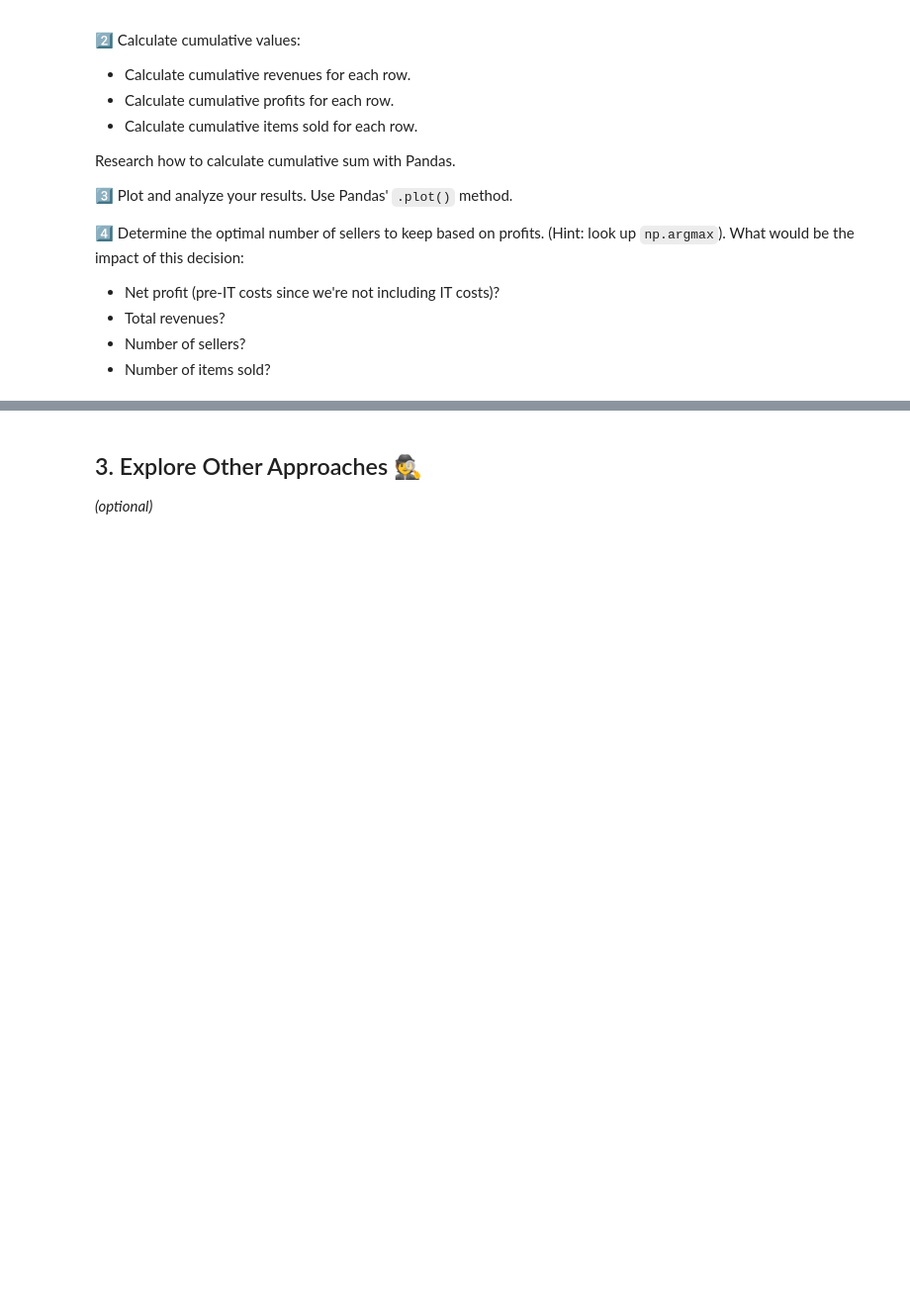
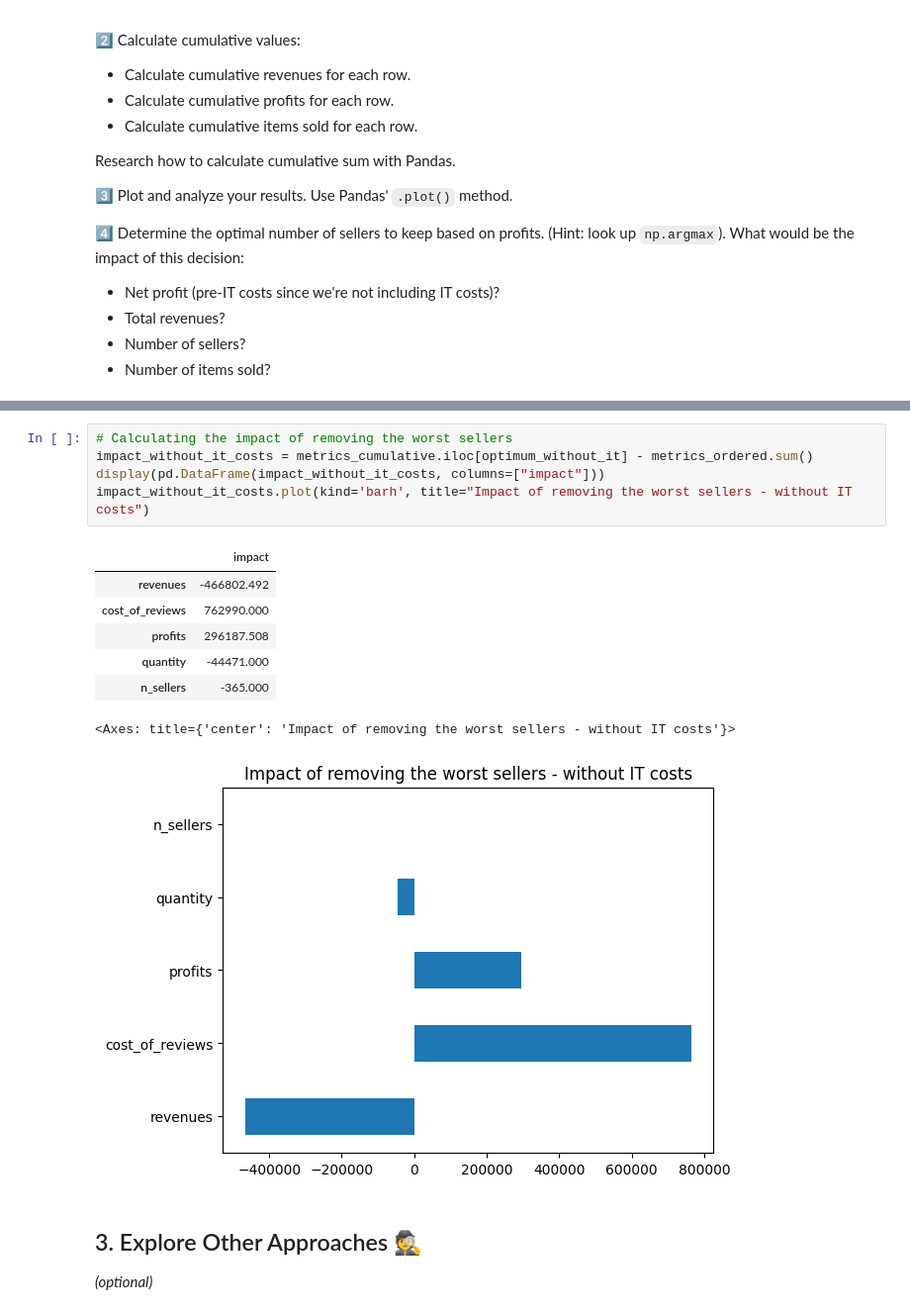
Before and after one commit to itsyeren/data-olist-ceo-request, a Jupyter notebook: CEO_request.ipynb, the cells around one changed output, grey strips where cells are left out. Shown at 99% size. Cells and saved outputs as stored; diff of their text form; blank space fills up the shorter version.

```diff
--- a/CEO_request.ipynb
+++ b/CEO_request.ipynb
@@ -174,3 +177,17 @@ How important were IT costs in your analysis?
+# %%
+# Calculating the impact of removing the worst sellers
+impact_without_it_costs = metrics_cumulative.iloc[optimum_without_it] - metrics_ordered.sum()
+display(pd.DataFrame(impact_without_it_costs, columns=["impact"]))
+impact_without_it_costs.plot(kind='barh', title="Impact of removing the worst sellers - without IT costs")
+# %% [output]
+|  | impact |
+| revenues | -466802.492 |
+| cost_of_reviews | 762990.000 |
+| profits | 296187.508 |
+| quantity | -44471.000 |
+| n_sellers | -365.000 |
+<Axes: title={'center': 'Impact of removing the worst sellers - without IT costs'}>
+[figure, added]
 # %% [markdown]
 ## 3. Explore Other Approaches 🕵️
 *(optional)*
```
Also changed, not shown: parts of 32 cells of this notebook.
